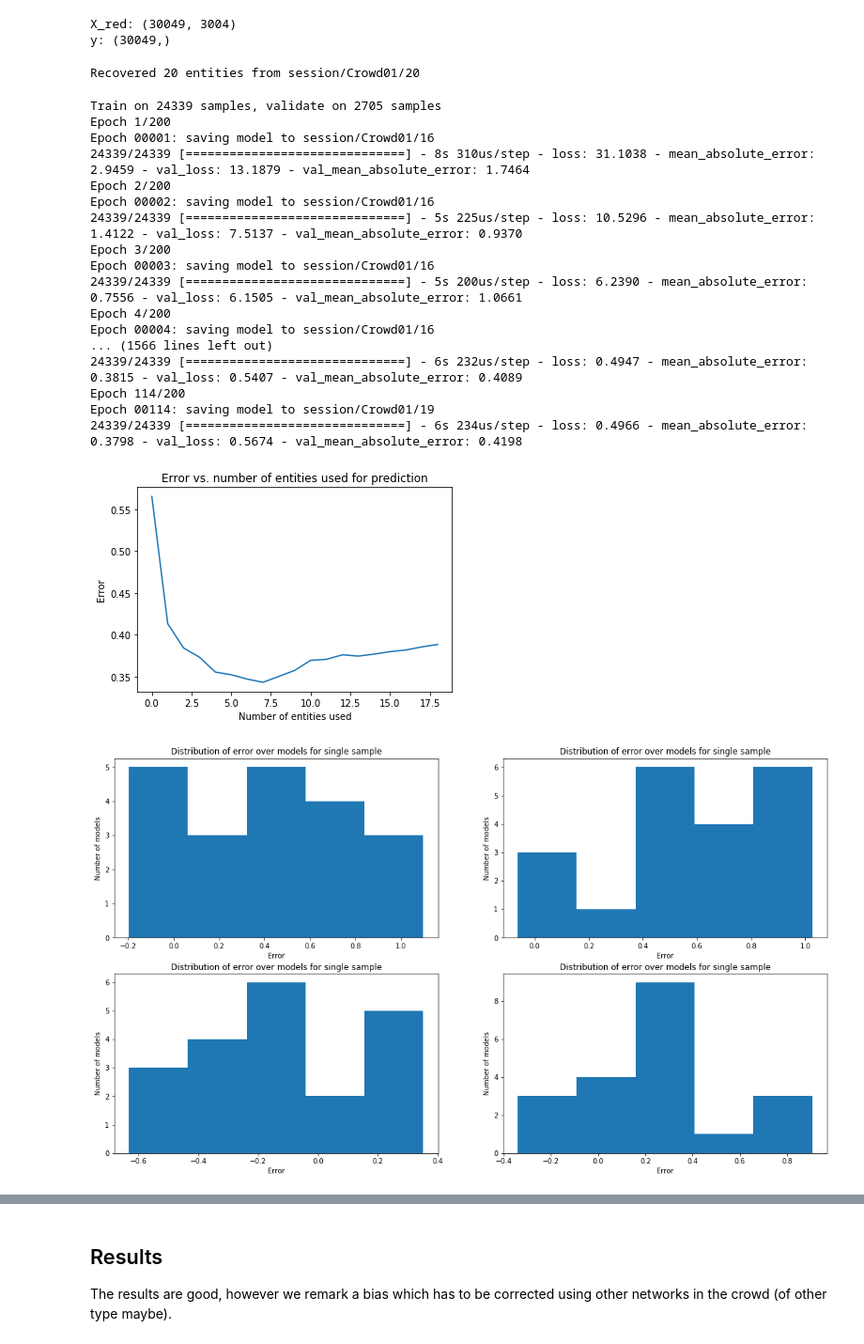
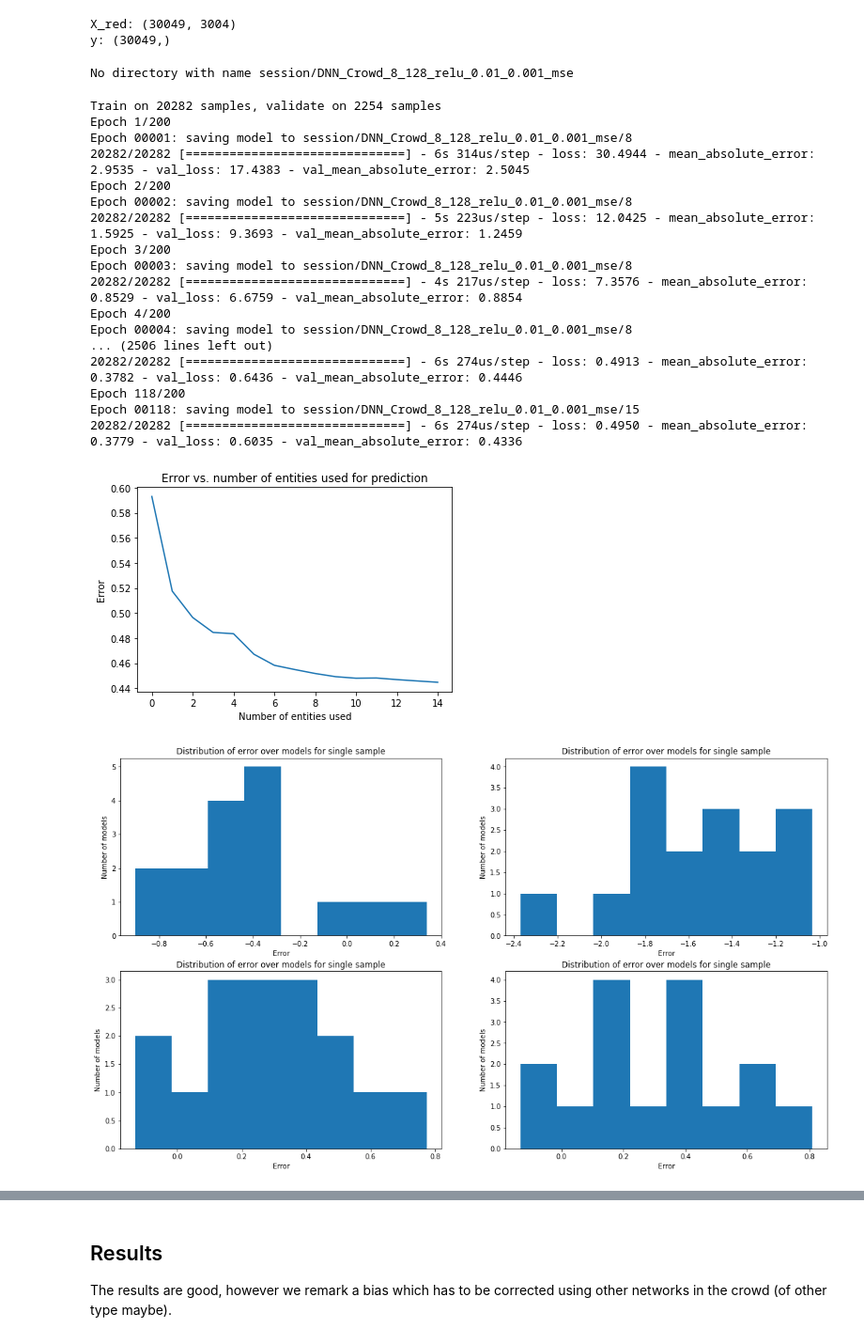
Before and after one commit to EtienneBonvin/cosmo_project, a Jupyter notebook: Deep_Learning_Approach.ipynb, the cells around one changed output, grey strips where cells are left out. Shown at 94% size. Saved outputs shown, nothing was run; the diff lists cells and outputs as text; code cells hidden in the pictures.

Commit message:
Important modifications to allow reproducibility and correctness of results. Train / Test split brought to 75/25

```diff
--- a/Deep_Learning_Approach.ipynb
+++ b/Deep_Learning_Approach.ipynb
@@ -29,7 +32,7 @@ import matplotlib.pyplot as plt
 DATA_FOLDER = "data/"
 SESSION_FOLDER = "session/"
 
-TRAIN_SET_PERC = 0.9
+TRAIN_SET_PERC = 0.75
 # %%
 def rmse(pred, real, loop = True):
     '''
@@ -242,48 +245,50 @@ print("y: " + str(y.shape))
 X_red: (30049, 3004)
 y: (30049,)
 # %%
-crowd01 = crowd.Crowd(X_train_red, y_train, "Crowd01")
+crowd01 = crowd.Crowd(X_train_red, y_train, "DNN_Crowd")
 crowd01.restore()
 # %% [output]
-Recovered 20 entities from session/Crowd01/20
+No directory with name session/DNN_Crowd_8_128_relu_0.01_0.001_mse
 # %%
-crowd01.train_new_entities(4)
+crowd01.train_new_entities(8)
 # %% [output]
-Train on 24339 samples, validate on 2705 samples
+Train on 20282 samples, validate on 2254 samples
 Epoch 1/200
-Epoch 00001: saving model to session/Crowd01/16
-24339/24339 [==============================] - 8s 310us/step - loss: 31.1038 - mean_absolute_error: 2.9459 - val_loss: 13.1879 - val_mean_absolute_error: 1.7464
+Epoch 00001: saving model to session/DNN_Crowd_8_128_relu_0.01_0.001_mse/8
+20282/20282 [==============================] - 6s 314us/step - loss: 30.4944 - mean_absolute_error: 2.9535 - val_loss: 17.4383 - val_mean_absolute_error: 2.5045
 Epoch 2/200
-Epoch 00002: saving model to session/Crowd01/16
-24339/24339 [==============================] - 5s 225us/step - loss: 10.5296 - mean_absolute_error: 1.4122 - val_loss: 7.5137 - val_mean_absolute_error: 0.9370
+Epoch 00002: saving model to session/DNN_Crowd_8_128_relu_0.01_0.001_mse/8
+20282/20282 [==============================] - 5s 223us/step - loss: 12.0425 - mean_absolute_error: 1.5925 - val_loss: 9.3693 - val_mean_absolute_error: 1.2459
 Epoch 3/200
-Epoch 00003: saving model to session/Crowd01/16
-24339/24339 [==============================] - 5s 200us/step - loss: 6.2390 - mean_absolute_error: 0.7556 - val_loss: 6.1505 - val_mean_absolute_error: 1.0661
+Epoch 00003: saving model to session/DNN_Crowd_8_128_relu_0.01_0.001_mse/8
+20282/20282 [==============================] - 4s 217us/step - loss: 7.3576 - mean_absolute_error: 0.8529 - val_loss: 6.6759 - val_mean_absolute_error: 0.8854
 Epoch 4/200
-Epoch 00004: saving model to session/Crowd01/16
-... (1566 lines left out)
-24339/24339 [==============================] - 6s 232us/step - loss: 0.4947 - mean_absolute_error: 0.3815 - val_loss: 0.5407 - val_mean_absolute_error: 0.4089
-Epoch 114/200
-Epoch 00114: saving model to session/Crowd01/19
-24339/24339 [==============================] - 6s 234us/step - loss: 0.4966 - mean_absolute_error: 0.3798 - val_loss: 0.5674 - val_mean_absolute_error: 0.4198
+Epoch 00004: saving model to session/DNN_Crowd_8_128_relu_0.01_0.001_mse/8
+... (2506 lines left out)
+20282/20282 [==============================] - 6s 274us/step - loss: 0.4913 - mean_absolute_error: 0.3782 - val_loss: 0.6436 - val_mean_absolute_error: 0.4446
+Epoch 118/200
+Epoch 00118: saving model to session/DNN_Crowd_8_128_relu_0.01_0.001_mse/15
+20282/20282 [==============================] - 6s 274us/step - loss: 0.4950 - mean_absolute_error: 0.3779 - val_loss: 0.6035 - val_mean_absolute_error: 0.4336
 # %%
 crowd01.plot_crowd_error(X_test_red, y_test, rmse)
 # %% [output]
-[figure, old version]
+[figure, new version]
 # %%
+nb_bins = 8
+
 fig = plt.gcf()
 fig.set_size_inches(18.5, 10.5)
 plt.subplot(221)
-crowd01.plot_error_dist_on_sample(X_test_red[0], y_test[0], basic_error, show = False)
+crowd01.plot_error_dist_on_sample(X_test_red[0], y_test[0], basic_error, show = False, bins = nb_bins)
 plt.subplot(222)
-crowd01.plot_error_dist_on_sample(X_test_red[1], y_test[1], basic_error, show = False)
+crowd01.plot_error_dist_on_sample(X_test_red[1], y_test[1], basic_error, show = False, bins = nb_bins)
 plt.subplot(223)
-crowd01.plot_error_dist_on_sample(X_test_red[2], y_test[2], basic_error, show = False)
+crowd01.plot_error_dist_on_sample(X_test_red[2], y_test[2], basic_error, show = False, bins = nb_bins)
 plt.subplot(224)
-crowd01.plot_error_dist_on_sample(X_test_red[3], y_test[3], basic_error, show = False)
+crowd01.plot_error_dist_on_sample(X_test_red[3], y_test[3], basic_error, show = False, bins = nb_bins)
 plt.show()
 # %% [output]
-[figure, old version]
+[figure, new version]
 # %%
 rmse(crowd01.predict(X_test_red), y_test)
 # %% [output]
```
Also changed, not shown: parts of 2 cells of this notebook, 1 other file.
